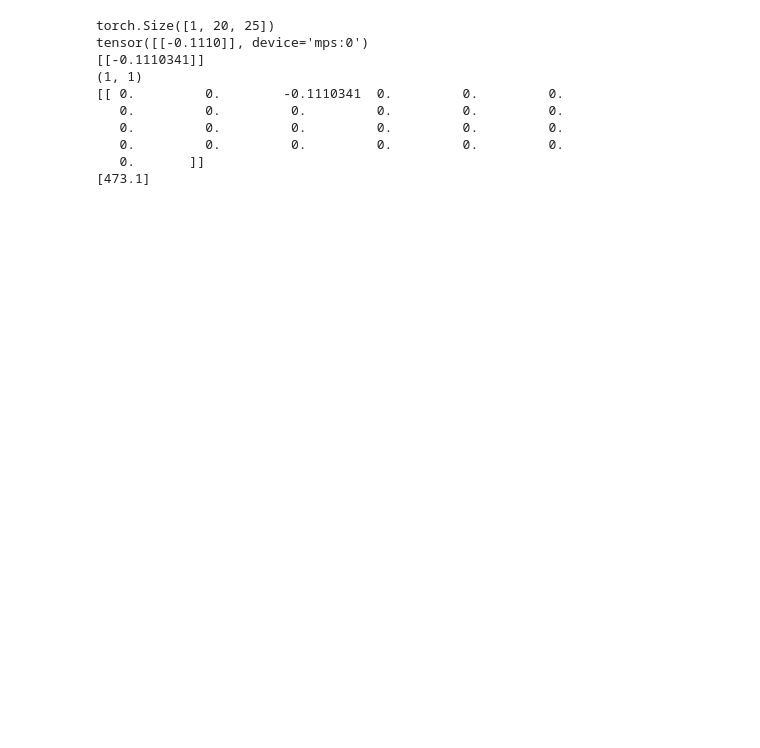
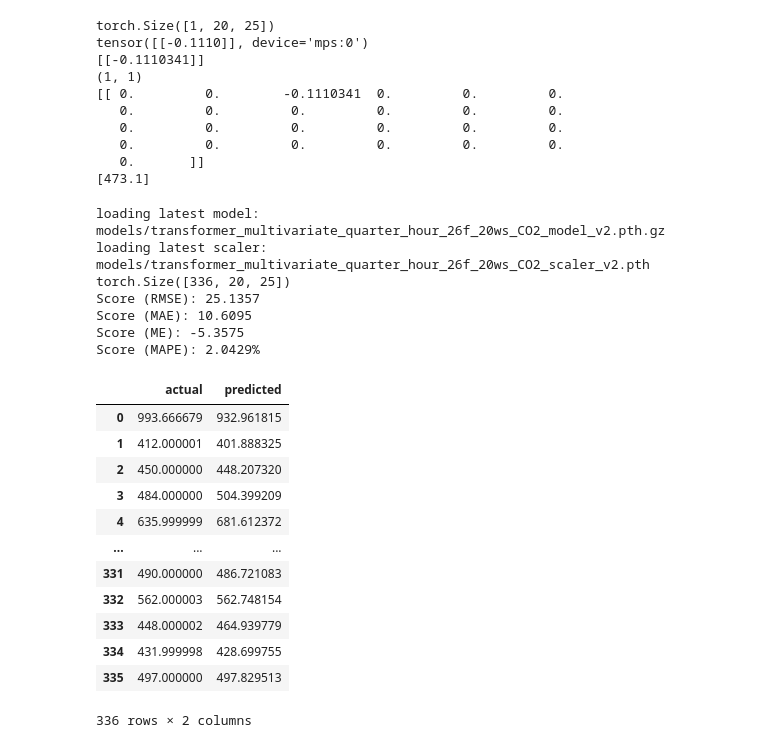
Before and after one commit to TimEhmann/IoT_Project, a Jupyter notebook: test_4.ipynb, the cells around one changed output. Saved outputs shown, nothing was run; the diff lists cells and outputs as text; code cells hidden in the pictures; blank space fills up the shorter version.

Commit message:
did some upgrades to the models. Added window size information to the model name. Investigation for CO2 model misbehaviour still unclear@

```diff
--- a/test_4.ipynb
+++ b/test_4.ipynb
@@ -288,50 +288,78 @@ tensor([[-0.1110]], device='mps:0')
 # %%
 import pickle
 import torch
+import utils
+import pandas as pd
+import numpy as np
 
 device = utils.get_device()
 
-model = utils.load_transformer_model(y_feature="CO2", model_name = 'transformer_multivariate_quarter_hour_26f', device=device)
-scaler = utils.load_scaler(y_feature="CO2", model_name = 'transformer_multivariate_quarter_hour_26f')
+window_size = 40
+
+model = utils.load_transformer_model(y_feature="CO2", model_name = f'transformer_multivariate_quarter_hour_26f_{window_size}ws', device=device)
+scaler = utils.load_scaler(y_feature="CO2", model_name = f'transformer_multivariate_quarter_hour_26f_{window_size}ws')
 
 # Load the last batch from the file
 with open('data/last_batch.pkl', 'rb') as f:
     x_batch, device_ids_batch, y_batch = pickle.load(f)
 
 # Convert numpy arrays back to PyTorch tensors
 x_batch = torch.tensor(x_batch).to(device)
 device_ids_batch = torch.tensor(device_ids_batch).to(device)
 y_batch = torch.tensor(y_batch).to(device)
 
 print(x_batch.shape)
 input_dim = x_batch.shape[2]
 
 # Evaluate with model
-outputs = model(x_batch, device_ids_batch)
-actual_batch = y_batch.cpu().numpy().reshape(-1, 1)
-predicted_batch = outputs.cpu().numpy().reshape(-1, 1)
-zeroes_for_scaler = np.zeros((actual_batch.shape[0], input_dim))
+model.eval()
+with torch.no_grad():
+    outputs = model(x_batch, device_ids_batch)
+    actual_batch = y_batch.cpu().numpy().reshape(-1, 1)
+    predicted_batch = outputs.cpu().numpy().reshape(-1, 1)
+    zeroes_for_scaler = np.zeros((actual_batch.shape[0], input_dim))
 
-zeroes_for_scaler[:, 2] = actual_batch.flatten()  # Insert actual values into the correct column
-inverse_transformed = scaler.inverse_transform(zeroes_for_scaler)
-actual_batch_unscaled = inverse_transformed[:, 2]
+    zeroes_for_scaler[:, 2] = actual_batch.flatten()  # Insert actual values into the correct column
+    inverse_transformed = scaler.inverse_transform(zeroes_for_scaler)
+    actual_batch_unscaled = inverse_transformed[:, 2]
 
-zeroes_for_scaler[:, 2] = predicted_batch.flatten()  # Insert predicted values into the correct column
-inverse_transformed = scaler.inverse_transform(zeroes_for_scaler)
-predicted_batch_unscaled = inverse_transformed[:, 2]
+    zeroes_for_scaler[:, 2] = predicted_batch.flatten()  # Insert predicted values into the correct column
+    inverse_transformed = scaler.inverse_transform(zeroes_for_scaler)
+    predicted_batch_unscaled = inverse_transformed[:, 2]
 
-predictions = np.array(predicted_batch_unscaled)
-actual = np.array(actual_batch_unscaled)
+    predictions = np.array(predicted_batch_unscaled)
+    actual = np.array(actual_batch_unscaled)
 
-# print dataframe of actual vs predicted with inverse transform
-# print multiple accuracy messurements
-rmse = np.sqrt(np.mean((actual - predictions)**2))
-print(f"Score (RMSE): {rmse:.4f}")
-mae = np.mean(np.abs(actual - predictions))
-print(f"Score (MAE): {mae:.4f}")
-me = np.mean(actual - predictions)
-print(f"Score (ME): {me:.4f}")
-mape = np.mean(np.abs((actual - predictions) / actual)) * 100
-print(f"Score (MAPE): {mape:.4f}%")
+    # print dataframe of actual vs predicted with inverse transform
+    # print multiple accuracy messurements
+    rmse = np.sqrt(np.mean((actual - predictions)**2))
+    print(f"Score (RMSE): {rmse:.4f}")
+    mae = np.mean(np.abs(actual - predictions))
+    print(f"Score (MAE): {mae:.4f}")
+    me = np.mean(actual - predictions)
+    print(f"Score (ME): {me:.4f}")
+    mape = np.mean(np.abs((actual - predictions) / actual)) * 100
+    print(f"Score (MAPE): {mape:.4f}%")
 
 pd.DataFrame({'actual': actual, 'predicted': predictions})
+# %% [output]
+loading latest model: models/transformer_multivariate_quarter_hour_26f_20ws_CO2_model_v2.pth.gz
+loading latest scaler: models/transformer_multivariate_quarter_hour_26f_20ws_CO2_scaler_v2.pth
+torch.Size([336, 20, 25])
+Score (RMSE): 25.1357
+Score (MAE): 10.6095
+Score (ME): -5.3575
+Score (MAPE): 2.0429%
+|  | actual | predicted |
+| 0 | 993.666679 | 932.961815 |
+| 1 | 412.000001 | 401.888325 |
+| 2 | 450.000000 | 448.207320 |
+| 3 | 484.000000 | 504.399209 |
+| 4 | 635.999999 | 681.612372 |
+| ... | ... | ... |
+| 331 | 490.000000 | 486.721083 |
+| 332 | 562.000003 | 562.748154 |
+| 333 | 448.000002 | 464.939779 |
+| 334 | 431.999998 | 428.699755 |
+| 335 | 497.000000 | 497.829513 |
+336 rows × 2 columns
```
Also changed, not shown: 5 other files.
